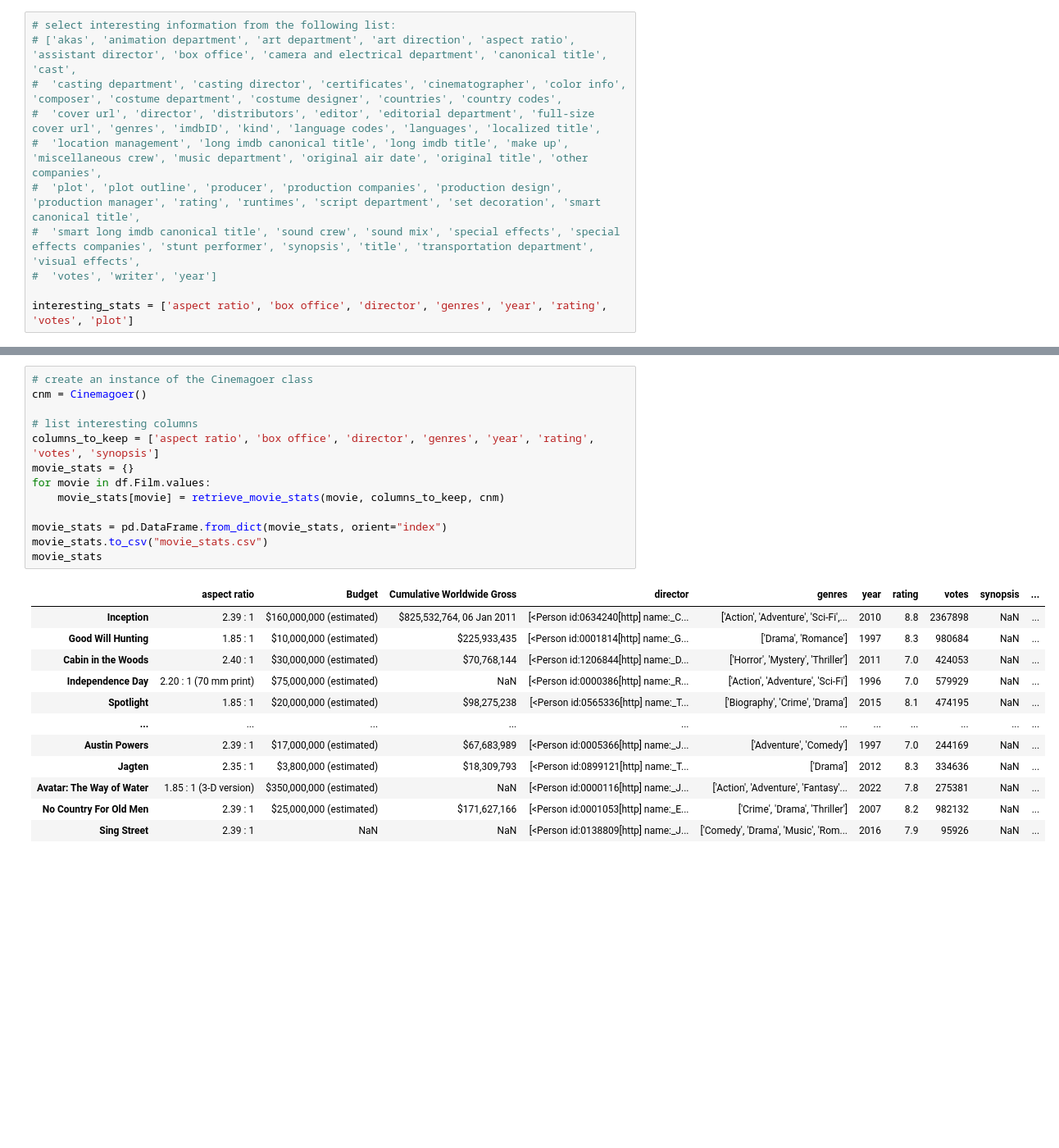
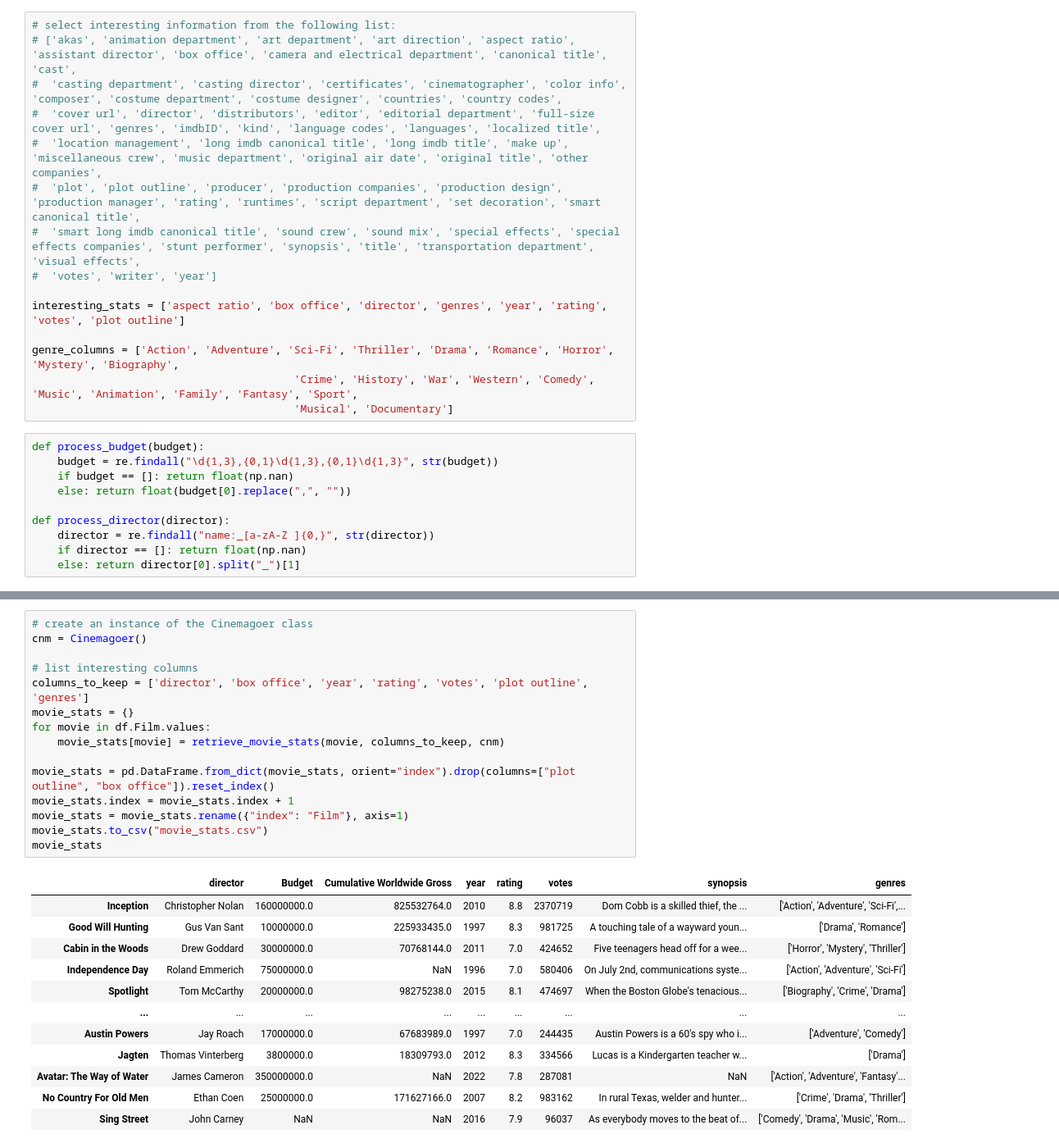
Before and after one commit to Filmavond-Science-Inc/Movie-night-dashboard, a Jupyter notebook: create_movie_dataframe.ipynb, the cells around one changed output, grey strips where cells are left out. Shown: that part at 82% size. Cells and saved outputs as stored; diff of their text form; blank space fills up the shorter version.

Commit message:
Added new ratings
New ratings
better Cinemagoer usage
Synopsis added, but still needs search function

```diff
--- a/create_movie_dataframe.ipynb
+++ b/create_movie_dataframe.ipynb
@@ -38,6 +38,20 @@ df
 #  'smart long imdb canonical title', 'sound crew', 'sound mix', 'special effects', 'special effects companies', 'stunt performer', 'synopsis', 'title', 'transportation department', 'visual effects',
 #  'votes', 'writer', 'year']
 
-interesting_stats = ['aspect ratio', 'box office', 'director', 'genres', 'year', 'rating', 'votes', 'plot']
+interesting_stats = ['aspect ratio', 'box office', 'director', 'genres', 'year', 'rating', 'votes', 'plot outline']
+
+genre_columns = ['Action', 'Adventure', 'Sci-Fi', 'Thriller', 'Drama', 'Romance', 'Horror', 'Mystery', 'Biography',
+                                         'Crime', 'History', 'War', 'Western', 'Comedy', 'Music', 'Animation', 'Family', 'Fantasy', 'Sport',
+                                         'Musical', 'Documentary']
+# %%
+def process_budget(budget):
+    budget = re.findall("\d{1,3},{0,1}\d{1,3},{0,1}\d{1,3}", str(budget))
+    if budget == []: return float(np.nan)
+    else: return float(budget[0].replace(",", ""))
+
+def process_director(director):
+    director = re.findall("name:_[a-zA-Z ]{0,}", str(director))
+    if director == []: return float(np.nan)
+    else: return director[0].split("_")[1]
 # %%
 
@@ -74,26 +144,28 @@ def retrieve_movie_stats(movie, interesting_stats, ia):
 # %%
 # create an instance of the Cinemagoer class
 cnm = Cinemagoer()
 
 # list interesting columns
-columns_to_keep = ['aspect ratio', 'box office', 'director', 'genres', 'year', 'rating', 'votes', 'synopsis']
+columns_to_keep = ['director', 'box office', 'year', 'rating', 'votes', 'plot outline', 'genres']
 movie_stats = {}
 for movie in df.Film.values:
     movie_stats[movie] = retrieve_movie_stats(movie, columns_to_keep, cnm)
 
-movie_stats = pd.DataFrame.from_dict(movie_stats, orient="index")
+movie_stats = pd.DataFrame.from_dict(movie_stats, orient="index").drop(columns=["plot outline", "box office"]).reset_index()
+movie_stats.index = movie_stats.index + 1
+movie_stats = movie_stats.rename({"index": "Film"}, axis=1)
 movie_stats.to_csv("movie_stats.csv")
 movie_stats
 # %% [output]
-|  | aspect ratio | Budget | Cumulative Worldwide Gross | director | genres | year | rating | votes | synopsis | ... |
-| Inception | 2.39 : 1 | $160,000,000 (estimated) | $825,532,764, 06 Jan 2011 | [<Person id:0634240[http] name:_C... | ['Action', 'Adventure', 'Sci-Fi',... | 2010 | 8.8 | 2367898 | NaN | ... |
-| Good Will Hunting | 1.85 : 1 | $10,000,000 (estimated) | $225,933,435 | [<Person id:0001814[http] name:_G... | ['Drama', 'Romance'] | 1997 | 8.3 | 980684 | NaN | ... |
-| Cabin in the Woods | 2.40 : 1 | $30,000,000 (estimated) | $70,768,144 | [<Person id:1206844[http] name:_D... | ['Horror', 'Mystery', 'Thriller'] | 2011 | 7.0 | 424053 | NaN | ... |
-| Independence Day | 2.20 : 1 (70 mm print) | $75,000,000 (estimated) | NaN | [<Person id:0000386[http] name:_R... | ['Action', 'Adventure', 'Sci-Fi'] | 1996 | 7.0 | 579929 | NaN | ... |
-| Spotlight | 1.85 : 1 | $20,000,000 (estimated) | $98,275,238 | [<Person id:0565336[http] name:_T... | ['Biography', 'Crime', 'Drama'] | 2015 | 8.1 | 474195 | NaN | ... |
-| ... | ... | ... | ... | ... | ... | ... | ... | ... | ... | ... |
-| Austin Powers | 2.39 : 1 | $17,000,000 (estimated) | $67,683,989 | [<Person id:0005366[http] name:_J... | ['Adventure', 'Comedy'] | 1997 | 7.0 | 244169 | NaN | ... |
-| Jagten | 2.35 : 1 | $3,800,000 (estimated) | $18,309,793 | [<Person id:0899121[http] name:_T... | ['Drama'] | 2012 | 8.3 | 334636 | NaN | ... |
-| Avatar: The Way of Water | 1.85 : 1 (3-D version) | $350,000,000 (estimated) | NaN | [<Person id:0000116[http] name:_J... | ['Action', 'Adventure', 'Fantasy'... | 2022 | 7.8 | 275381 | NaN | ... |
-| No Country For Old Men | 2.39 : 1 | $25,000,000 (estimated) | $171,627,166 | [<Person id:0001053[http] name:_E... | ['Crime', 'Drama', 'Thriller'] | 2007 | 8.2 | 982132 | NaN | ... |
-| Sing Street | 2.39 : 1 | NaN | NaN | [<Person id:0138809[http] name:_J... | ['Comedy', 'Drama', 'Music', 'Rom... | 2016 | 7.9 | 95926 | NaN | ... |
+|  | director | Budget | Cumulative Worldwide Gross | year | rating | votes | synopsis | genres |
+| Inception | Christopher Nolan | 160000000.0 | 825532764.0 | 2010 | 8.8 | 2370719 | Dom Cobb is a skilled thief, the ... | ['Action', 'Adventure', 'Sci-Fi',... |
+| Good Will Hunting | Gus Van Sant | 10000000.0 | 225933435.0 | 1997 | 8.3 | 981725 | A touching tale of a wayward youn... | ['Drama', 'Romance'] |
+| Cabin in the Woods | Drew Goddard | 30000000.0 | 70768144.0 | 2011 | 7.0 | 424652 | Five teenagers head off for a wee... | ['Horror', 'Mystery', 'Thriller'] |
+| Independence Day | Roland Emmerich | 75000000.0 | NaN | 1996 | 7.0 | 580406 | On July 2nd, communications syste... | ['Action', 'Adventure', 'Sci-Fi'] |
+| Spotlight | Tom McCarthy | 20000000.0 | 98275238.0 | 2015 | 8.1 | 474697 | When the Boston Globe's tenacious... | ['Biography', 'Crime', 'Drama'] |
+| ... | ... | ... | ... | ... | ... | ... | ... | ... |
+| Austin Powers | Jay Roach | 17000000.0 | 67683989.0 | 1997 | 7.0 | 244435 | Austin Powers is a 60's spy who i... | ['Adventure', 'Comedy'] |
+| Jagten | Thomas Vinterberg | 3800000.0 | 18309793.0 | 2012 | 8.3 | 334566 | Lucas is a Kindergarten teacher w... | ['Drama'] |
+| Avatar: The Way of Water | James Cameron | 350000000.0 | NaN | 2022 | 7.8 | 287081 | NaN | ['Action', 'Adventure', 'Fantasy'... |
+| No Country For Old Men | Ethan Coen | 25000000.0 | 171627166.0 | 2007 | 8.2 | 983162 | In rural Texas, welder and hunter... | ['Crime', 'Drama', 'Thriller'] |
+| Sing Street | John Carney | NaN | NaN | 2016 | 7.9 | 96037 | As everybody moves to the beat of... | ['Comedy', 'Drama', 'Music', 'Rom... |
```
Also changed, not shown: parts of 14 cells of this notebook, 10 other files.
